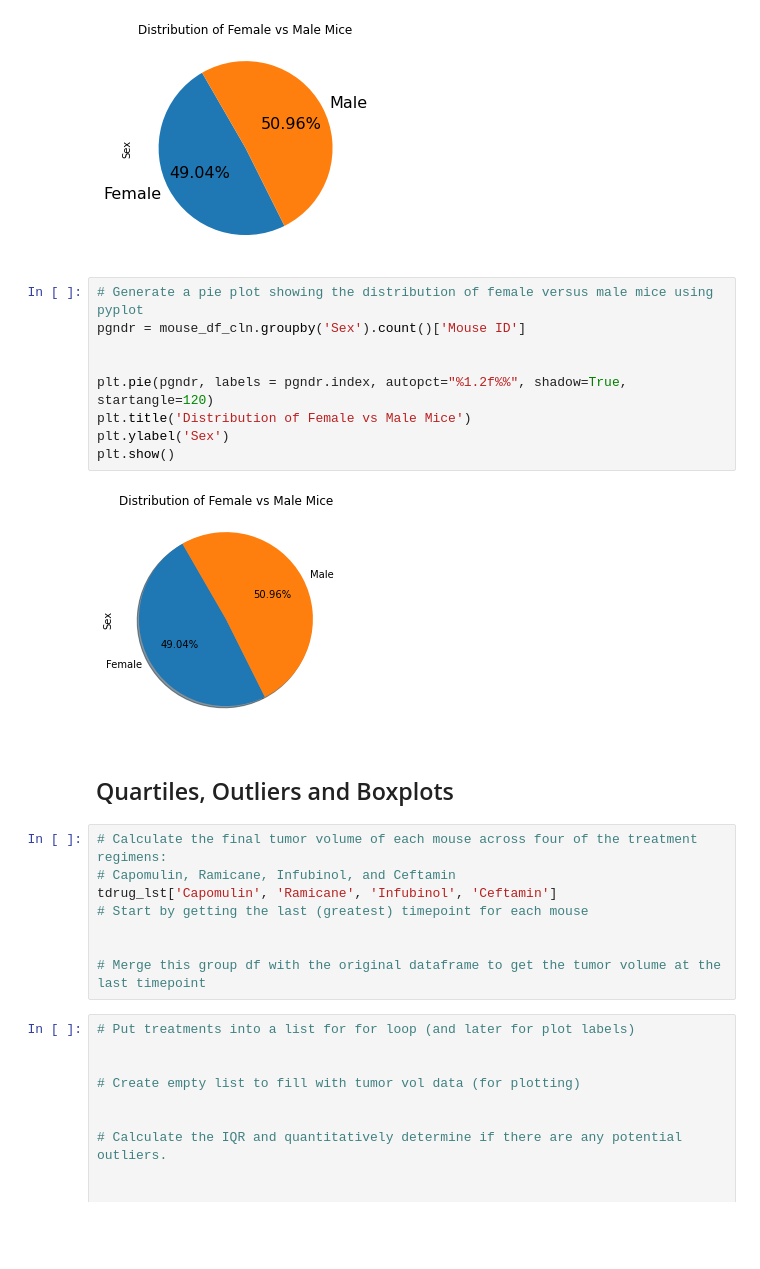
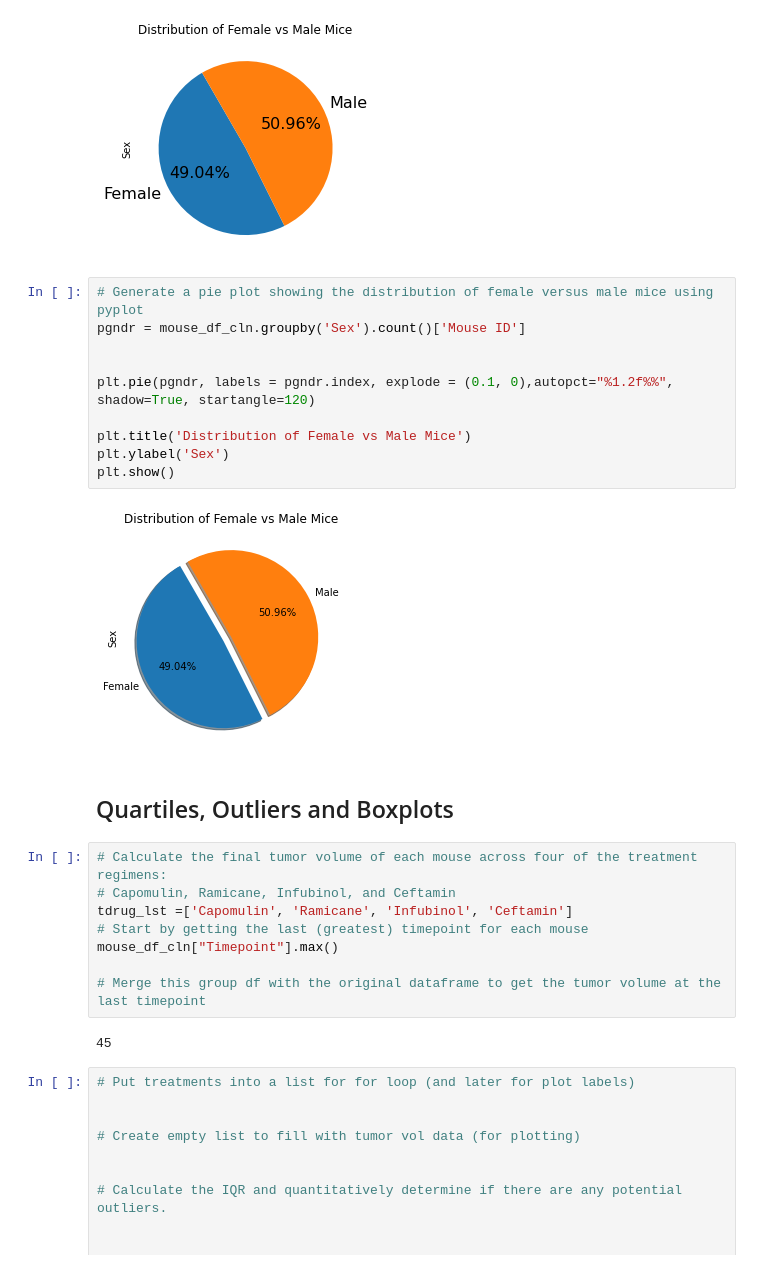
Before and after one commit to Glenn200/Matplotlib_Homework, a Jupyter notebook: pymaceuticals_starter.ipynb, the cells around one changed output. Drawn from its saved outputs; the diff is of its cells as text; blank space fills up the shorter version.

```diff
--- a/pymaceuticals_starter.ipynb
+++ b/pymaceuticals_starter.ipynb
@@ -171,24 +181,27 @@ pie_plot = pgndr.plot.pie(ylabel='Sex',title='Distribution of Female vs Male Mic
 # %%
 # Generate a pie plot showing the distribution of female versus male mice using pyplot
 pgndr = mouse_df_cln.groupby('Sex').count()['Mouse ID']
 
 
-plt.pie(pgndr, labels = pgndr.index, autopct="%1.2f%%", shadow=True, startangle=120)
+plt.pie(pgndr, labels = pgndr.index, explode = (0.1, 0),autopct="%1.2f%%", shadow=True, startangle=120)
+
 plt.title('Distribution of Female vs Male Mice')
 plt.ylabel('Sex')
 plt.show()
 # %% [output]
-[figure, old version]
+[figure, new version]
 # %% [markdown]
 ## Quartiles, Outliers and Boxplots
 # %%
 # Calculate the final tumor volume of each mouse across four of the treatment regimens:
 # Capomulin, Ramicane, Infubinol, and Ceftamin
-tdrug_lst['Capomulin', 'Ramicane', 'Infubinol', 'Ceftamin']
+tdrug_lst =['Capomulin', 'Ramicane', 'Infubinol', 'Ceftamin']
 # Start by getting the last (greatest) timepoint for each mouse
-
+mouse_df_cln["Timepoint"].max()
 
 # Merge this group df with the original dataframe to get the tumor volume at the last timepoint
+# %% [output]
+45
 # %%
 # Put treatments into a list for for loop (and later for plot labels)
 
```
Also changed, not shown: parts of 5 cells of this notebook.
